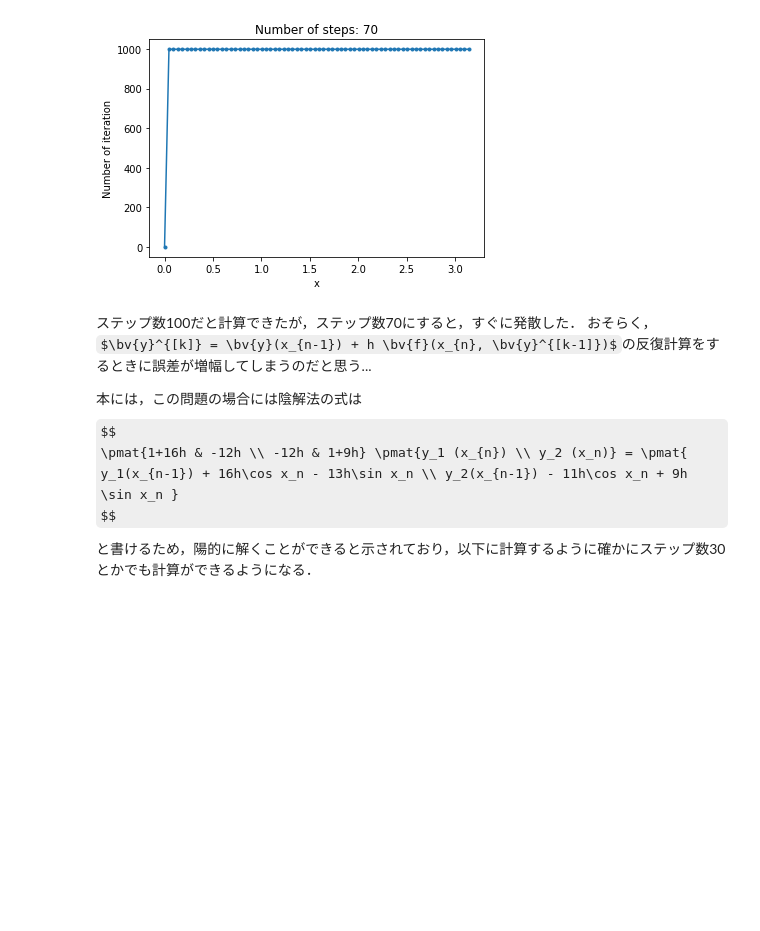
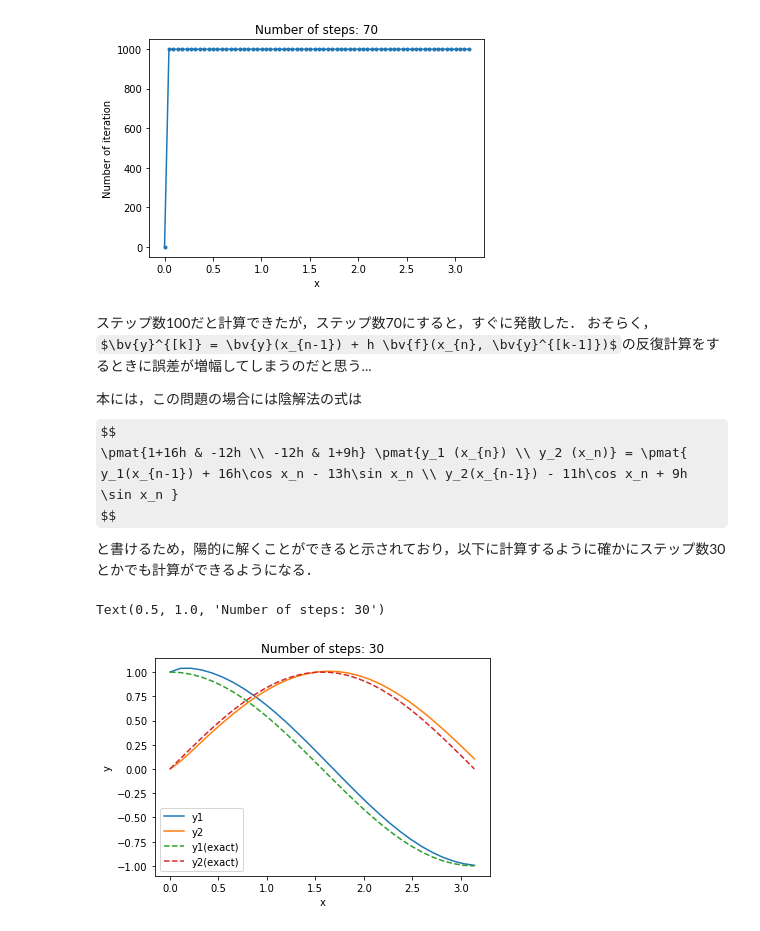
Before and after one commit to wavepackets/memo, a Jupyter notebook: 20200505_butcher.ipynb, the cells around one changed output. Cells and saved outputs as stored; diff of their text form; code cells hidden in the pictures; some formulas as TeX source; blank space fills up the shorter version.

```diff
--- a/20200505_butcher.ipynb
+++ b/20200505_butcher.ipynb
@@ -146,8 +146,8 @@ for n_steps in [40, 38, 36]:
 # %%
 ns1, errors1 = [], []
 for n_steps in np.hstack([np.arange(3, 40, 2), 10.**np.arange(2, 5, 0.5)]).astype(int):
-    solver1 = ExplicitEulerWithConstantStepsize(func=stiff1, xlim=(0, np.pi), y0=y0, n_steps=n_steps).solve()
-    ys_exact = stiff1_exact(solver1.xs)
+    solver1 = ExplicitEulerWithConstantStepsize(func=f_stiff1, xlim=(0, np.pi), y0=y0_stiff1, n_steps=n_steps).solve()
+    ys_exact = y_exact_stiff1(solver1.xs)
 
     ns1.append(solver1.n_steps)
     errors1.append(np.linalg.norm(ys_exact[:,-1] - solver1.ys[:,-1]))
@@ -280,8 +280,8 @@ class ExplicitEulerWithVariableStepsize:
                 break
         return xs[:i+1], ys[:i+1,:]
 # %%
-solver1 = ExplicitEulerWithVariableStepsize(func=stiff1, xlim=(0, np.pi), y0=y0, atol=0.01).solve()
-ys_exact = stiff1_exact(solver1.xs)
+solver1 = ExplicitEulerWithVariableStepsize(func=f_stiff1, xlim=(0, np.pi), y0=y0_stiff1, atol=0.01).solve()
+ys_exact = y_exact_stiff1(solver1.xs)
 
 fig, ax = plt.subplots()
 ax.plot(solver1.xs, solver1.ys[:,0], label='y1')
@@ -310,8 +310,8 @@ Toleranceを0.01に設定したとき，ステップ数30で発散せずに計
 atols2, errors2 = [], []
 ns2 = []
 for atol in np.hstack([10.**np.arange(-5, -0.9, 0.5),]):
-    solver1 = ExplicitEulerWithVariableStepsize(func=stiff1, xlim=(0, np.pi), y0=y0, atol=atol).solve()
-    ys_exact = stiff1_exact(solver1.xs)
+    solver1 = ExplicitEulerWithVariableStepsize(func=f_stiff1, xlim=(0, np.pi), y0=y0_stiff1, atol=atol).solve()
+    ys_exact = y_exact_stiff1(solver1.xs)
 
     atols2.append(atol)
     errors2.append(np.linalg.norm(ys_exact[:,-1] - solver1.ys[:,-1]))
@@ -452,8 +452,8 @@ class ImplicitEuler:
         return xs, ys, ns_iter
 # %%
 for n_steps in [100, 70]:
-    solver1 = ImplicitEuler(func=stiff1, xlim=(0, np.pi), y0=y0, atol=1e-6, n_steps=n_steps, n_iter_max=1000).solve()
-    ys_exact = stiff1_exact(solver1.xs)
+    solver1 = ImplicitEuler(func=f_stiff1, xlim=(0, np.pi), y0=y0_stiff1, atol=1e-6, n_steps=n_steps, n_iter_max=1000).solve()
+    ys_exact = y_exact_stiff1(solver1.xs)
 
     fig, ax = plt.subplots()
     ax.plot(solver1.xs, solver1.ys[:,0], label='y1')
@@ -521,18 +521,21 @@ class ImplicitEulerForStiff1:
             ys[i,:] = np.dot(Ainv, b[:])
         return xs, ys
 # %%
-solver1 = ImplicitEulerForStiff1(xlim=(0, np.pi), y0=y0, n_steps=30).solve()
-ys_exact = stiff1_exact(solver1.xs)
+solver1 = ImplicitEulerForStiff1(xlim=(0, np.pi), y0=y0_stiff1, n_steps=30).solve()
+ys_exact = y_exact_stiff1(solver1.xs)
 
 fig, ax = plt.subplots()
 ax.plot(solver1.xs, solver1.ys[:,0], label='y1')
 ax.plot(solver1.xs, solver1.ys[:,1], label='y2')
 ax.plot(solver1.xs, ys_exact[:,0], '--', label='y1(exact)')
 ax.plot(solver1.xs, ys_exact[:,1], '--', label='y2(exact)')
 ax.legend()
 ax.set_xlabel('x')
 ax.set_ylabel('y')
 ax.set_title(f'Number of steps: {len(solver1.xs)}')
+# %% [output]
+Text(0.5, 1.0, 'Number of steps: 30')
+[figure, added]
 # %%
 ns3, errors3 = [], []
 for n_steps in np.hstack([np.arange(3, 40, 2), 10.**np.arange(2, 5, 0.5)]).astype(int):
```
Also changed, not shown: parts of 19 cells of this notebook.
